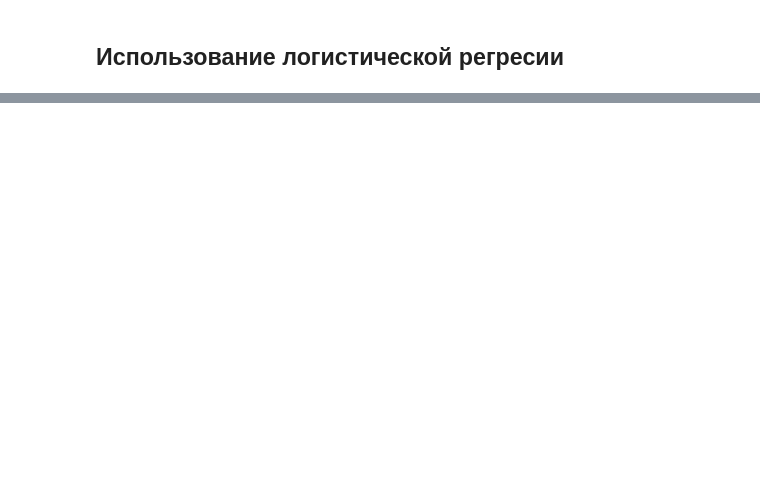
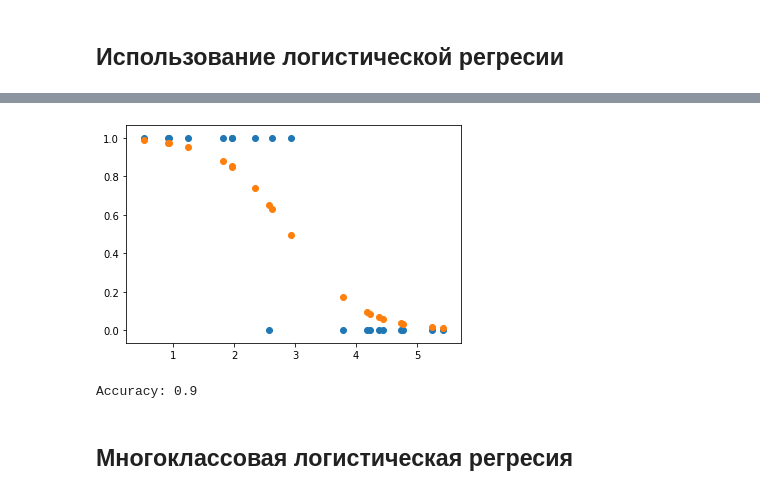
Before and after one commit to Gooogr/Book_Nishant_Shukla_Machine_Learning_with_TensorFlow, a Jupyter notebook: Chapter 4. Classification.ipynb, the cells around one changed output, grey strips where cells are left out. Saved outputs shown, nothing was run; the diff lists cells and outputs as text; code cells hidden in the pictures; blank space fills up the shorter version.

```diff
--- a/Chapter 4. Classification.ipynb
+++ b/Chapter 4. Classification.ipynb
@@ -66,3 +151,30 @@ Learned parameters: [ 0.46520972 -0.03971357]
 ## Использование логистической регресии
 # %%
 tf.reset_default_graph()
+# %%
+learning_rate = 0.01
+training_epochs = 10000
+
+X = tf.placeholder('float')
+Y = tf.placeholder('float')
+
+def model(X, w):
+    return tf.sigmoid(tf.add(tf.multiply(w[1], tf.pow(X, 1)), #y = w1 * x + w0
+                  tf.multiply(w[0], tf.pow(X, 0))))
+
+w = tf.Variable([0., 0.], name = 'parameters')
+y_model = model(X, w)
+
+cost = tf.reduce_mean(-Y * tf.log(y_model) - (1 - Y) * tf.log(1 - y_model))
+train_op = tf.train.GradientDescentOptimizer(learning_rate).minimize(cost)
+
+init = tf.global_variables_initializer()
+with tf.Session() as sess:
+    sess.run(init)
+    for epoch in range(training_epochs):
+        _, curr_cost = sess.run([train_op, cost], feed_dict={X: xs, Y: labels})
+#         current_cost = sess.run(cost, feed_dict={X: xs, Y: labels})
+        if epoch % 1000 == 0:
+            print(epoch, curr_cost)
+    w_val = sess.run(w)
+    print('Learned parameters:', w_val)
@@ -68,0 +193,17 @@ tf.reset_default_graph()
+# %%
+def np_sigmoid(x):
+    return 1. / (1 + np.exp(-x))
+
+y_pred = np_sigmoid(w_val[1] * xs + w_val[0])
+plt.scatter(xs, labels)
+plt.scatter(xs, y_pred)
+plt.show()
+# %% [output]
+[figure, added]
+# %%
+correct_prediction = (labels==(y_pred > 0.5))
+print('Accuracy:', np.mean(correct_prediction))
+# %% [output]
+Accuracy: 0.9
+# %% [markdown]
+## Многоклассовая логистическая регресия
```
Also changed, not shown: parts of 19 cells of this notebook.
